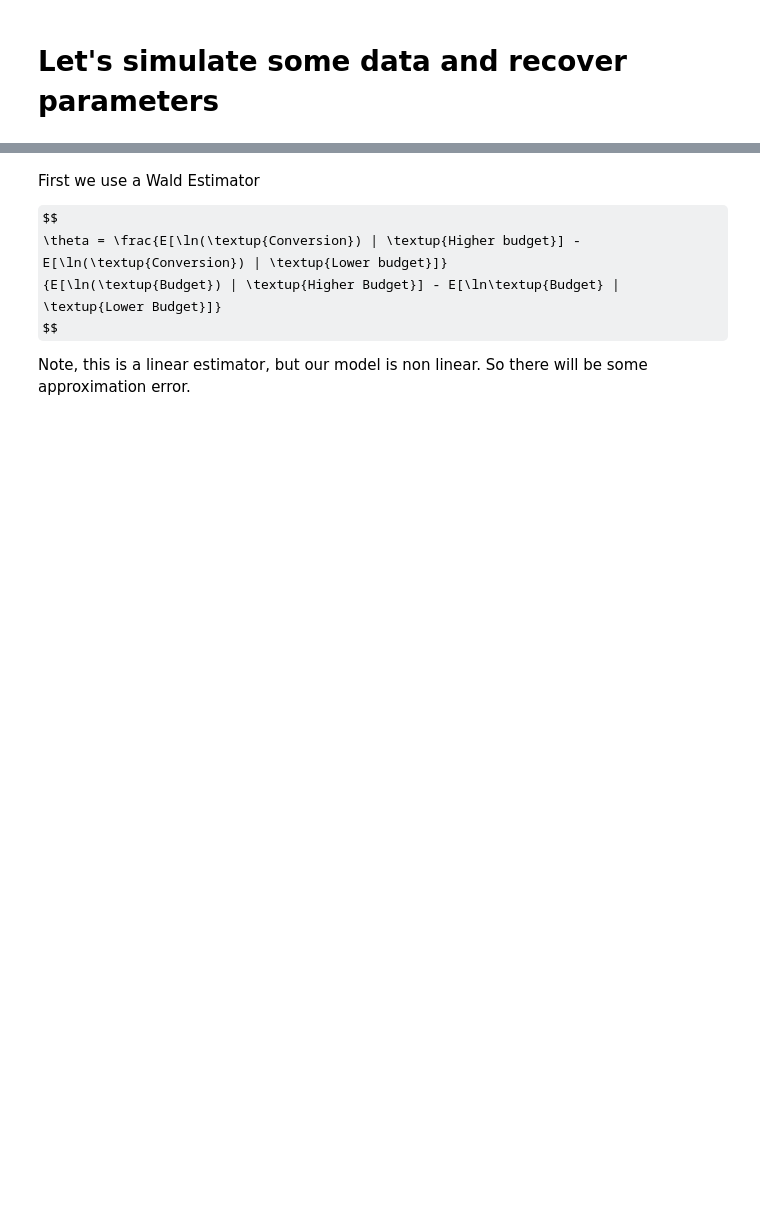
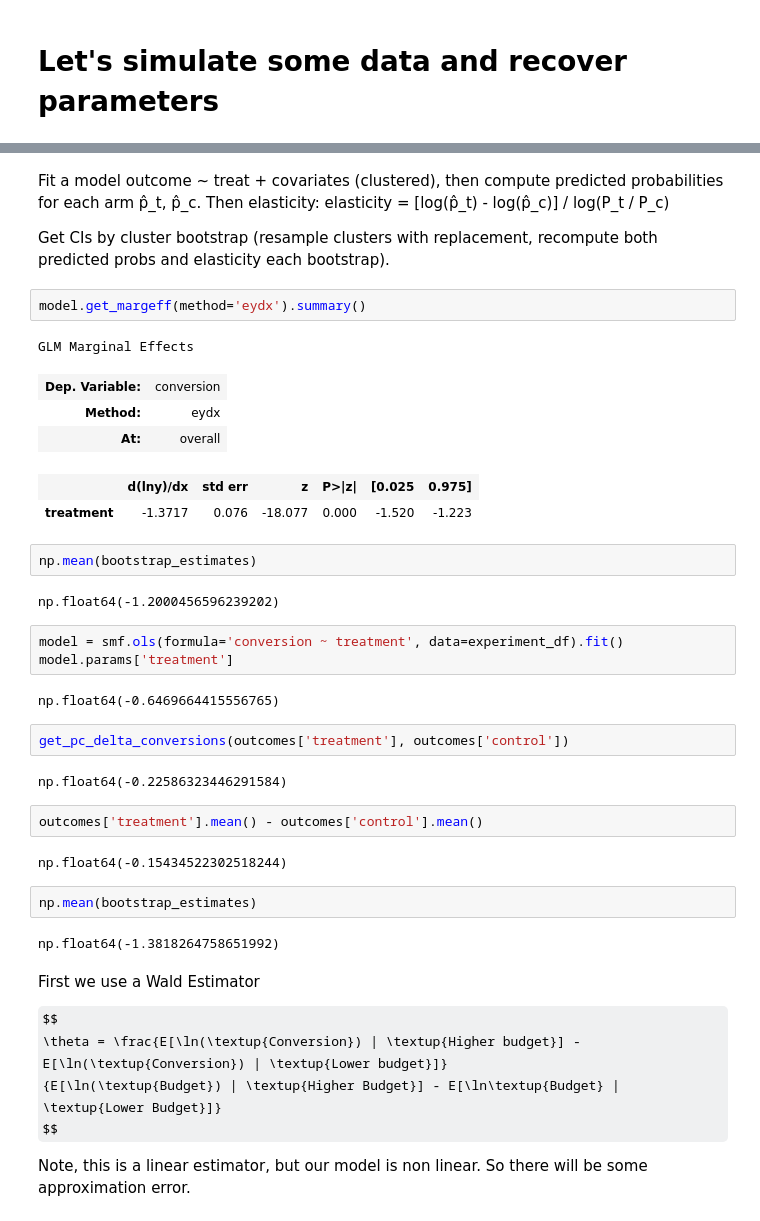
Before and after one commit to pdoupe/ad_hoc, a Jupyter notebook: conversion-elasticity/notebooks/power-analysis.ipynb, the cells around one changed output, grey strips where cells are left out. Saved outputs shown, nothing was run; the diff lists cells and outputs as text; some formulas as TeX source; blank space fills up the shorter version.

```diff
--- a/conversion-elasticity/notebooks/power-analysis.ipynb
+++ b/conversion-elasticity/notebooks/power-analysis.ipynb
@@ -161,3 +405,38 @@ Baseline conversion rate 0.0258
+# %% [markdown]
+Fit a model outcome ~ treat + covariates (clustered), then compute predicted probabilities for each arm p̂_t, p̂_c. Then elasticity:
+elasticity = [log(p̂_t) - log(p̂_c)] / log(P_t / P_c)
+
+Get CIs by cluster bootstrap (resample clusters with replacement, recompute both predicted probs and elasticity each bootstrap).
+# %%
+model.get_margeff(method='eydx').summary()
+# %% [output]
+GLM Marginal Effects
+| Dep. Variable: | conversion |
+| Method: | eydx |
+| At: | overall |
+|  | d(lny)/dx | std err | z | P>|z| | [0.025 | 0.975] |
+| treatment | -1.3717 | 0.076 | -18.077 | 0.000 | -1.520 | -1.223 |
+# %%
+np.mean(bootstrap_estimates)
+# %% [output]
+np.float64(-1.2000456596239202)
+# %%
+model = smf.ols(formula='conversion ~ treatment', data=experiment_df).fit()
+model.params['treatment']
+# %% [output]
+np.float64(-0.6469664415556765)
+# %%
+get_pc_delta_conversions(outcomes['treatment'], outcomes['control'])
+# %% [output]
+np.float64(-0.22586323446291584)
+# %%
+outcomes['treatment'].mean() - outcomes['control'].mean()
+# %% [output]
+np.float64(-0.15434522302518244)
+# %%
+np.mean(bootstrap_estimates)
+# %% [output]
+np.float64(-1.3818264758651992)
 # %% [markdown]
 First we use a Wald Estimator
 
```
Also changed, not shown: parts of 25 cells of this notebook, 1 other file.
